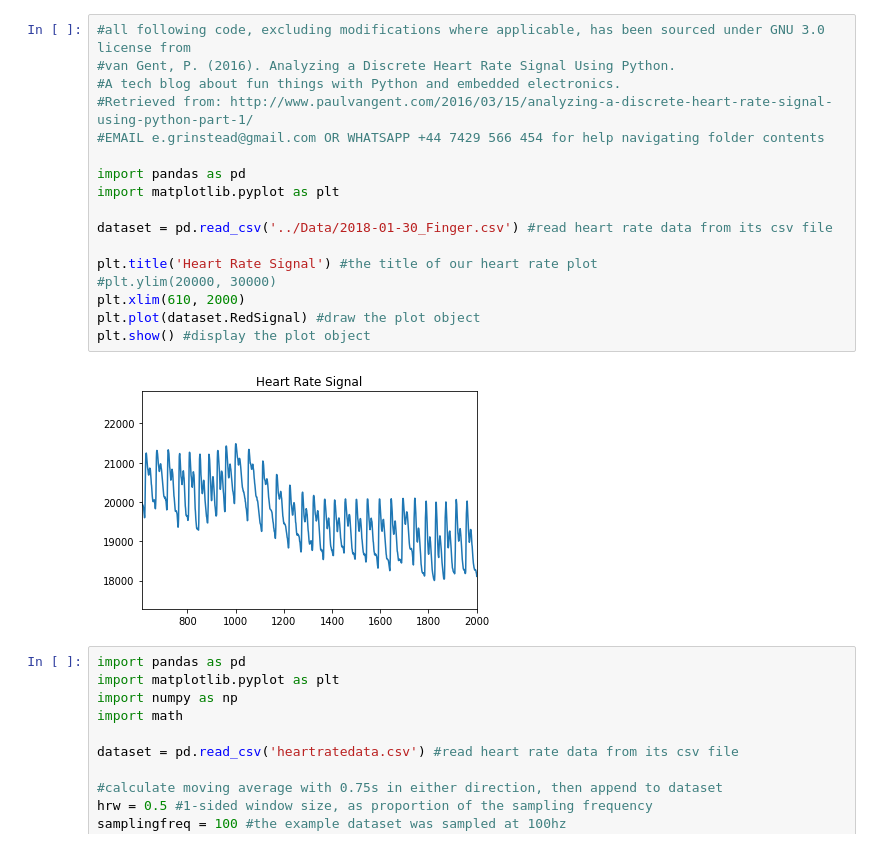
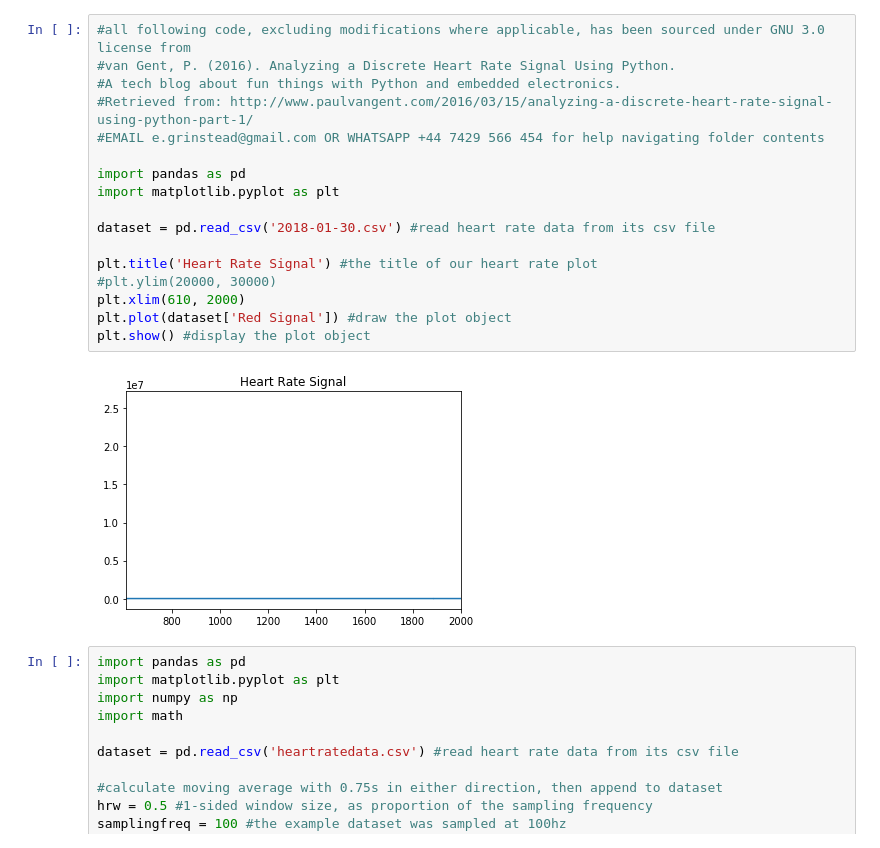
Before and after one commit to TeamCanaria/DataAnalysis, a Jupyter notebook: Van Gent Tutorial/PPGHeartRateAnalysis.ipynb, the cells around one changed output. Drawn from its saved outputs; the diff is of its cells as text.

Commit message:
Got data from older revision

```diff
--- a/Van Gent Tutorial/PPGHeartRateAnalysis.ipynb
+++ b/Van Gent Tutorial/PPGHeartRateAnalysis.ipynb
@@ -1,22 +1,22 @@
 # %%
 #all following code, excluding modifications where applicable, has been sourced under GNU 3.0 license from
 #van Gent, P. (2016). Analyzing a Discrete Heart Rate Signal Using Python.
 #A tech blog about fun things with Python and embedded electronics.
 #Retrieved from: http://www.paulvangent.com/2016/03/15/analyzing-a-discrete-heart-rate-signal-using-python-part-1/
 #EMAIL e.grinstead@gmail.com OR WHATSAPP +44 7429 566 454 for help navigating folder contents
 
 import pandas as pd
 import matplotlib.pyplot as plt
 
-dataset = pd.read_csv('../Data/2018-01-30_Finger.csv') #read heart rate data from its csv file
+dataset = pd.read_csv('2018-01-30.csv') #read heart rate data from its csv file
 
 plt.title('Heart Rate Signal') #the title of our heart rate plot
 #plt.ylim(20000, 30000)
 plt.xlim(610, 2000)
-plt.plot(dataset.RedSignal) #draw the plot object
+plt.plot(dataset['Red Signal']) #draw the plot object
 plt.show() #display the plot object
 # %% [output]
-[figure, old version]
+[figure, new version]
 # %%
 import pandas as pd
 import matplotlib.pyplot as plt
```
Also changed, not shown: parts of 3 cells of this notebook, 3 other files.
